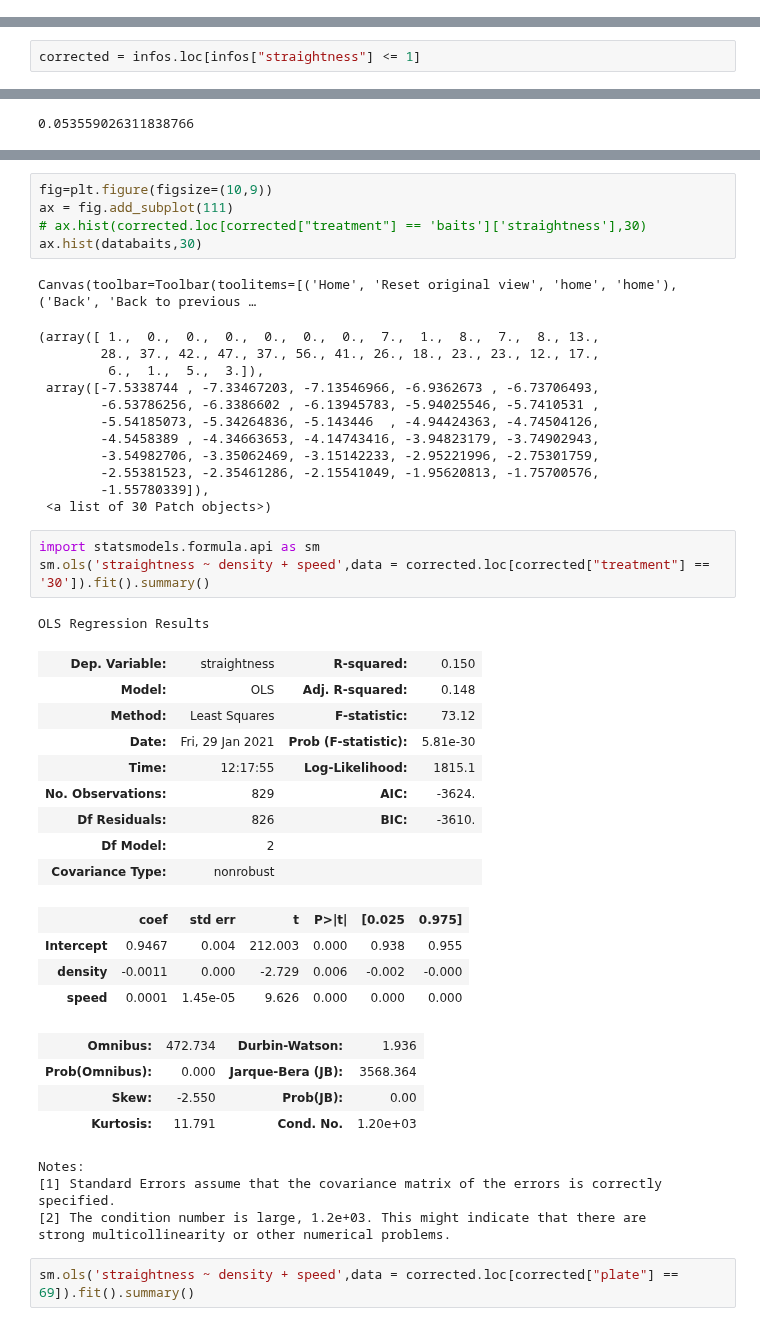
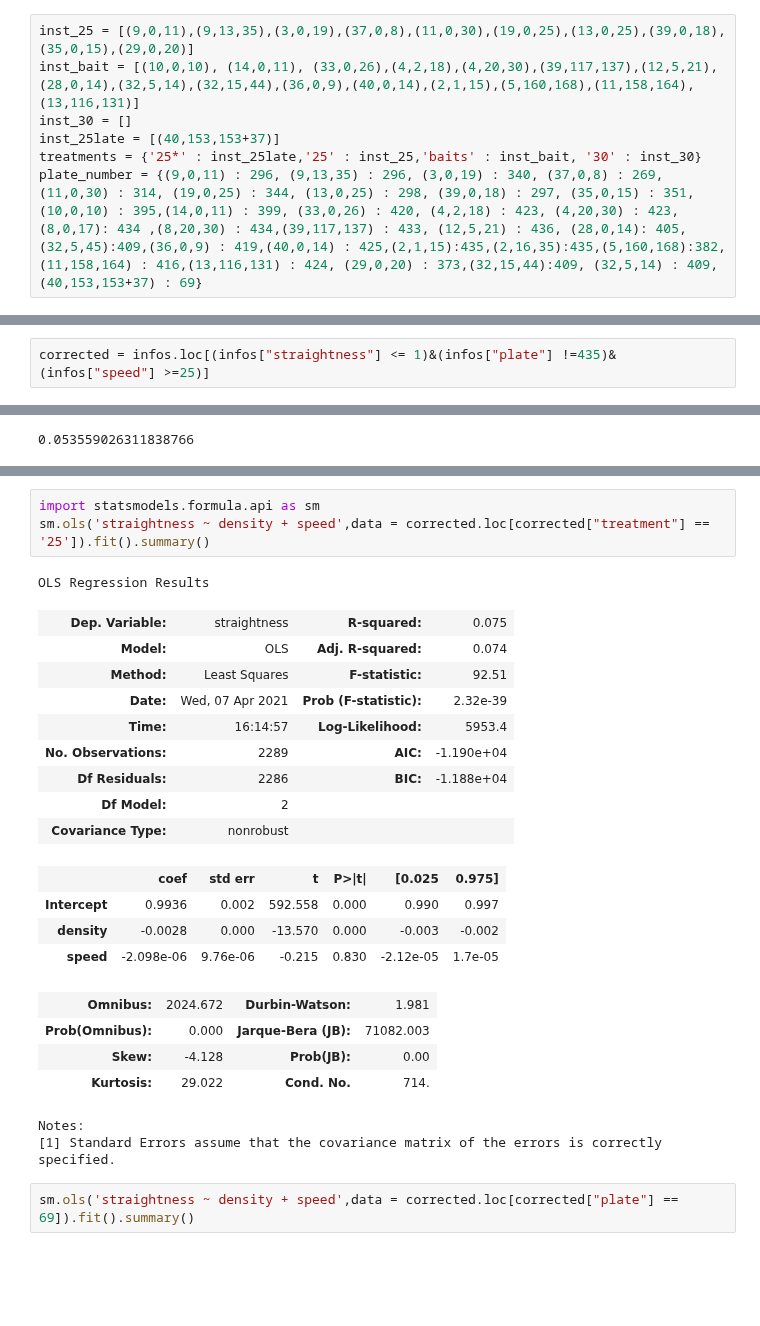
Before and after one commit to Cocopyth/AMFtrack, a Jupyter notebook: sample/notebooks/analysis/straightness.ipynb, the cells around one changed output, grey strips where cells are left out. Drawn from its saved outputs; the diff is of its cells as text; blank space fills up the shorter version.

Commit message:
forgot to commit for a long time

```diff
--- a/sample/notebooks/analysis/straightness.ipynb
+++ b/sample/notebooks/analysis/straightness.ipynb
@@ -32,6 +32,13 @@ from sample.paths.directory import run_parallel, find_state, directory_scratch,
 from sample.notebooks.analysis.data_info import *
 import matplotlib.patches as mpatches
 from statsmodels.stats import weightstats as stests
+# %%
+inst_25 = [(9,0,11),(9,13,35),(3,0,19),(37,0,8),(11,0,30),(19,0,25),(13,0,25),(39,0,18),(35,0,15),(29,0,20)]
+inst_bait = [(10,0,10), (14,0,11), (33,0,26),(4,2,18),(4,20,30),(39,117,137),(12,5,21),(28,0,14),(32,5,14),(32,15,44),(36,0,9),(40,0,14),(2,1,15),(5,160,168),(11,158,164),(13,116,131)]
+inst_30 = []
+inst_25late = [(40,153,153+37)]
+treatments = {'25*' : inst_25late,'25' : inst_25,'baits' : inst_bait, '30' : inst_30}
+plate_number = {(9,0,11) : 296, (9,13,35) : 296, (3,0,19) : 340, (37,0,8) : 269,(11,0,30) : 314, (19,0,25) : 344, (13,0,25) : 298, (39,0,18) : 297, (35,0,15) : 351,(10,0,10) : 395,(14,0,11) : 399, (33,0,26) : 420, (4,2,18) : 423, (4,20,30) : 423,(8,0,17): 434 ,(8,20,30) : 434,(39,117,137) : 433, (12,5,21) : 436, (28,0,14): 405,(32,5,45):409,(36,0,9) : 419,(40,0,14) : 425,(2,1,15):435,(2,16,35):435,(5,160,168):382,(11,158,164) : 416,(13,116,131) : 424, (29,0,20) : 373,(32,15,44):409, (32,5,14) : 409, (40,153,153+37) : 69}
 # %%
 window=800
 results={}
@@ -72,2 +93,2 @@ KeyError: (10, 0, 10)
 # %%
-corrected = infos.loc[infos["straightness"] <= 1]
+corrected = infos.loc[(infos["straightness"] <= 1)&(infos["plate"] !=435)& (infos["speed"] >=25)]
@@ -135,47 +302,27 @@ databaits = stats.boxcox(1-corrected.loc[corrected["treatment"] == 'baits']['str
-# %%
-fig=plt.figure(figsize=(10,9))
-ax = fig.add_subplot(111)
-# ax.hist(corrected.loc[corrected["treatment"] == 'baits']['straightness'],30)
-ax.hist(databaits,30)
-# %% [output]
-Canvas(toolbar=Toolbar(toolitems=[('Home', 'Reset original view', 'home', 'home'), ('Back', 'Back to previous …
-(array([ 1.,  0.,  0.,  0.,  0.,  0.,  0.,  7.,  1.,  8.,  7.,  8., 13.,
-        28., 37., 42., 47., 37., 56., 41., 26., 18., 23., 23., 12., 17.,
-         6.,  1.,  5.,  3.]),
- array([-7.5338744 , -7.33467203, -7.13546966, -6.9362673 , -6.73706493,
-        -6.53786256, -6.3386602 , -6.13945783, -5.94025546, -5.7410531 ,
-        -5.54185073, -5.34264836, -5.143446  , -4.94424363, -4.74504126,
-        -4.5458389 , -4.34663653, -4.14743416, -3.94823179, -3.74902943,
-        -3.54982706, -3.35062469, -3.15142233, -2.95221996, -2.75301759,
-        -2.55381523, -2.35461286, -2.15541049, -1.95620813, -1.75700576,
-        -1.55780339]),
- <a list of 30 Patch objects>)
 # %%
 import statsmodels.formula.api as sm
-sm.ols('straightness ~ density + speed',data = corrected.loc[corrected["treatment"] == '30']).fit().summary()
+sm.ols('straightness ~ density + speed',data = corrected.loc[corrected["treatment"] == '25']).fit().summary()
 # %% [output]
 OLS Regression Results
-| Dep. Variable: | straightness | R-squared: | 0.150 |
-| Model: | OLS | Adj. R-squared: | 0.148 |
-| Method: | Least Squares | F-statistic: | 73.12 |
-| Date: | Fri, 29 Jan 2021 | Prob (F-statistic): | 5.81e-30 |
-| Time: | 12:17:55 | Log-Likelihood: | 1815.1 |
-| No. Observations: | 829 | AIC: | -3624. |
-| Df Residuals: | 826 | BIC: | -3610. |
+| Dep. Variable: | straightness | R-squared: | 0.075 |
+| Model: | OLS | Adj. R-squared: | 0.074 |
+| Method: | Least Squares | F-statistic: | 92.51 |
+| Date: | Wed, 07 Apr 2021 | Prob (F-statistic): | 2.32e-39 |
+| Time: | 16:14:57 | Log-Likelihood: | 5953.4 |
+| No. Observations: | 2289 | AIC: | -1.190e+04 |
+| Df Residuals: | 2286 | BIC: | -1.188e+04 |
 | Df Model: | 2 |  |  |
 | Covariance Type: | nonrobust |  |  |
 |  | coef | std err | t | P>|t| | [0.025 | 0.975] |
-| Intercept | 0.9467 | 0.004 | 212.003 | 0.000 | 0.938 | 0.955 |
-| density | -0.0011 | 0.000 | -2.729 | 0.006 | -0.002 | -0.000 |
-| speed | 0.0001 | 1.45e-05 | 9.626 | 0.000 | 0.000 | 0.000 |
+| Intercept | 0.9936 | 0.002 | 592.558 | 0.000 | 0.990 | 0.997 |
+| density | -0.0028 | 0.000 | -13.570 | 0.000 | -0.003 | -0.002 |
+| speed | -2.098e-06 | 9.76e-06 | -0.215 | 0.830 | -2.12e-05 | 1.7e-05 |
-| Omnibus: | 472.734 | Durbin-Watson: | 1.936 |
-| Prob(Omnibus): | 0.000 | Jarque-Bera (JB): | 3568.364 |
-| Skew: | -2.550 | Prob(JB): | 0.00 |
-| Kurtosis: | 11.791 | Cond. No. | 1.20e+03 |
+| Omnibus: | 2024.672 | Durbin-Watson: | 1.981 |
+| Prob(Omnibus): | 0.000 | Jarque-Bera (JB): | 71082.003 |
+| Skew: | -4.128 | Prob(JB): | 0.00 |
+| Kurtosis: | 29.022 | Cond. No. | 714. |
 Notes:
 [1] Standard Errors assume that the covariance matrix of the errors is correctly specified.
-[2] The condition number is large, 1.2e+03. This might indicate that there are
-strong multicollinearity or other numerical problems.
 # %%
 sm.ols('straightness ~ density + speed',data = corrected.loc[corrected["plate"] == 69]).fit().summary()
 # %% [output]
```
Also changed, not shown: parts of 21 cells of this notebook, 30 other files.
